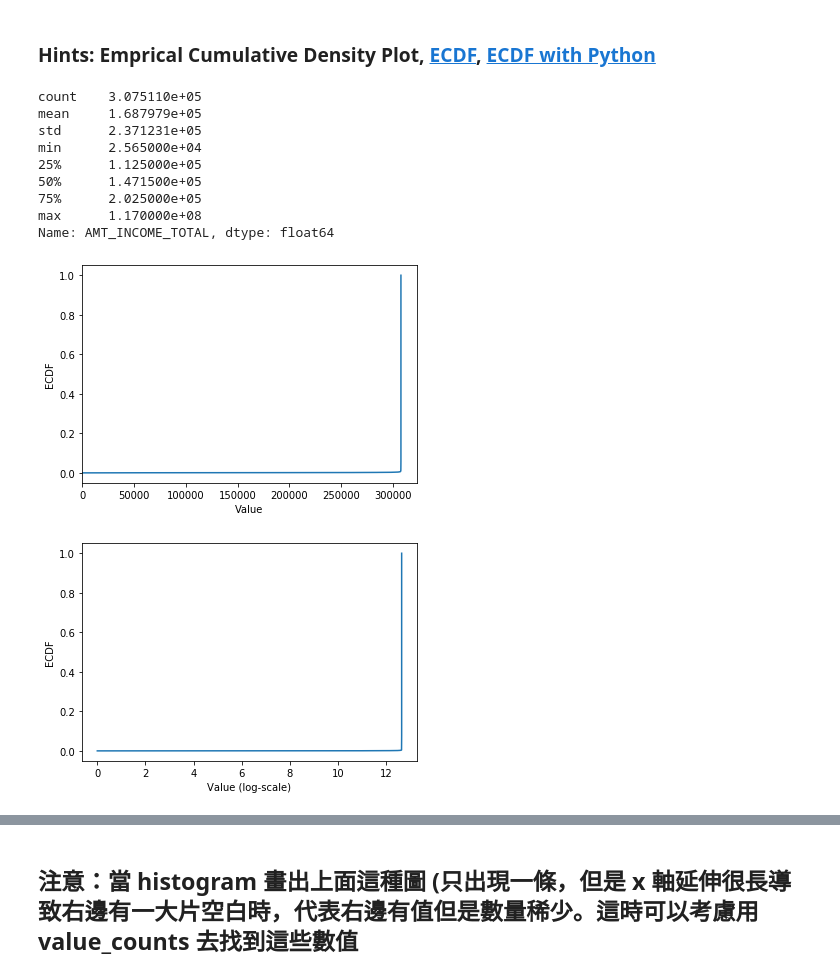
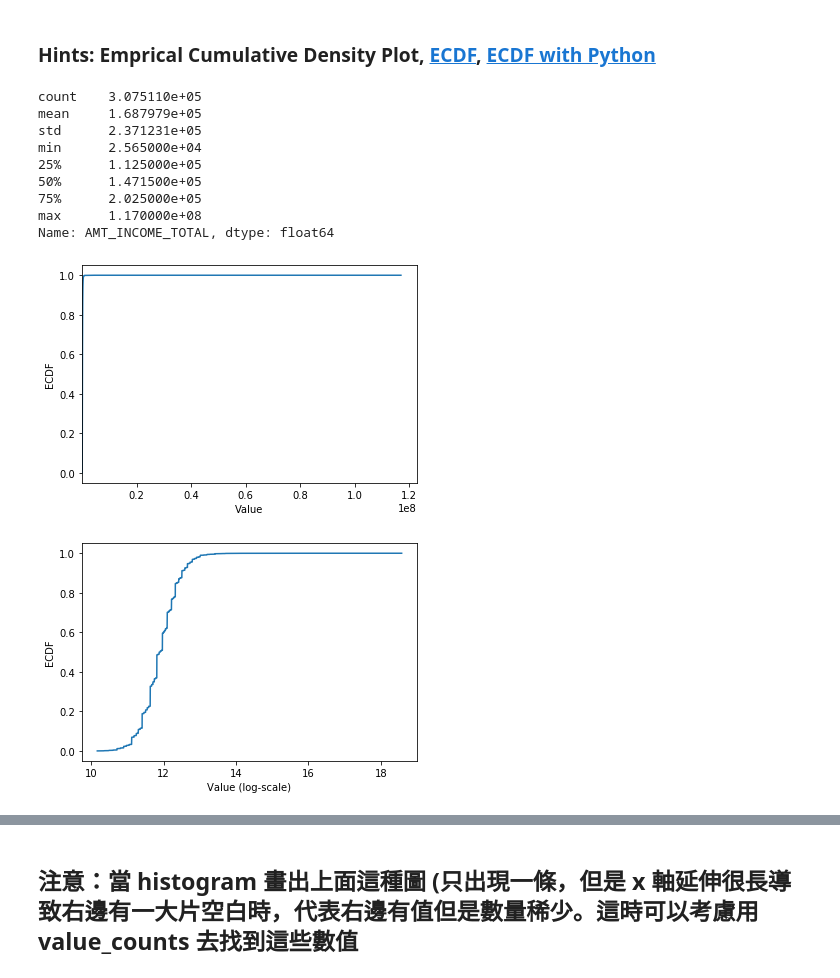
Before and after one commit to Justin900429/4th-ML100Days, a Jupyter notebook: homework/Day_009_HW.ipynb, the cells around one changed output, grey strips where cells are left out. Drawn from its saved outputs; the diff is of its cells as text; code cells hidden in the pictures.

```diff
--- a/homework/Day_009_HW.ipynb
+++ b/homework/Day_009_HW.ipynb
@@ -87,37 +87,38 @@ Numbers of remain columns 73
 print(app_train['AMT_INCOME_TOTAL'].describe())
 
 # 繪製 Empirical Cumulative Density Plot (ECDF)
-cdf = app_train.sort_values(by="AMT_INCOME_TOTAL")["AMT_INCOME_TOTAL"].reset_index(drop=True)
+# cumsum can acculate the number from the beginning
+cdf = app_train["AMT_INCOME_TOTAL"].value_counts().sort_index().cumsum()
 
 
 plt.plot(list(cdf.index), cdf/cdf.max())
 plt.xlabel('Value')
 plt.ylabel('ECDF')
 plt.xlim([cdf.index.min(), cdf.index.max() * 1.05]) # 限制顯示圖片的範圍
 plt.ylim([-0.05,1.05]) # 限制顯示圖片的範圍
 
 plt.show()
 
 # 改變 y 軸的 Scale, 讓我們可以正常檢視 ECDF
 plt.plot(np.log(list(cdf.index[1:])), (cdf/cdf.max()).iloc[1:])
 plt.xlabel('Value (log-scale)')
 plt.ylabel('ECDF')
 
 plt.ylim([-0.05,1.05]) # 限制顯示圖片的範圍
 
 plt.show()
 # %% [output]
 count    3.075110e+05
 mean     1.687979e+05
 std      2.371231e+05
 min      2.565000e+04
 25%      1.125000e+05
 50%      1.471500e+05
 75%      2.025000e+05
 max      1.170000e+08
 Name: AMT_INCOME_TOTAL, dtype: float64
-[figure, old version]
+[figure, new version]
-[figure, old version]
+[figure, new version]
 # %% [markdown]
 ## 補充：Normal dist 的 ECDF
 ![ecdf_normal](https://au.mathworks.com/help/examples/stats/win64/PlotEmpiricalCdfAndCompareWithSamplingDistributionExample_01.png)
```
Also changed, not shown: parts of 2 cells of this notebook.
